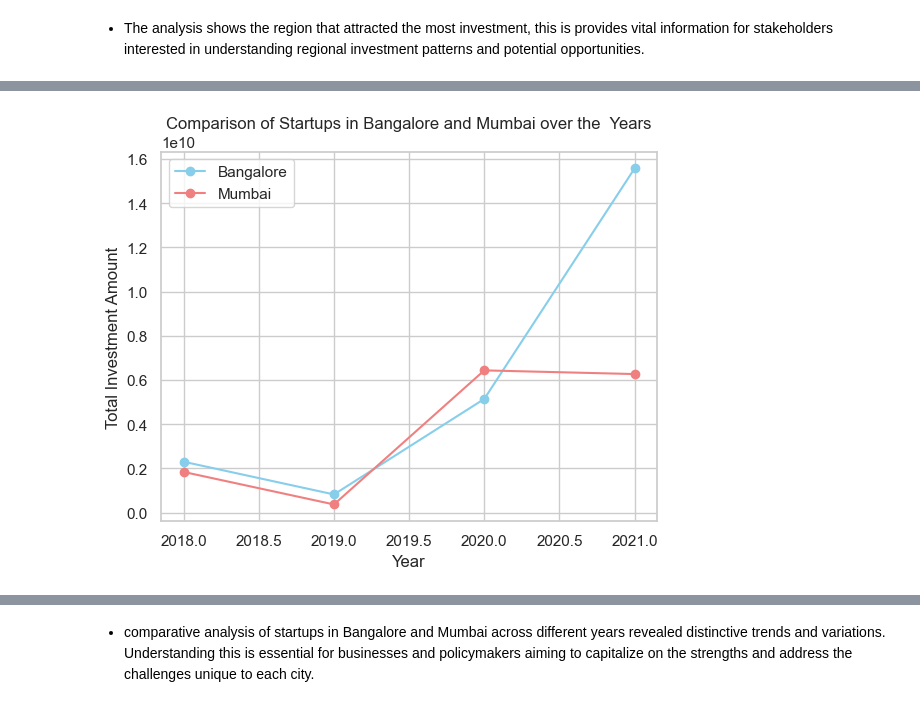
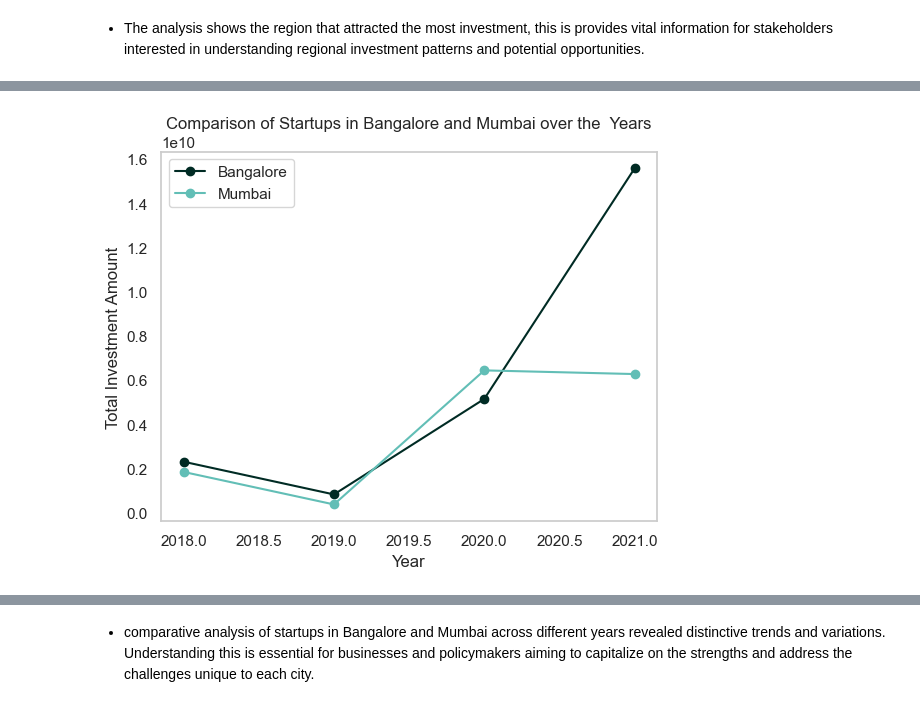
Before and after one commit to Vaniskemunto/ecosystem, a Jupyter notebook: ecosystem.ipynb, the cells around one changed output, grey strips where cells are left out. Drawn from its saved outputs; the diff is of its cells as text; code cells hidden in the pictures.

```diff
--- a/ecosystem.ipynb
+++ b/ecosystem.ipynb
@@ -2375,26 +2390,27 @@ plt.show()
 # %%
 
 
 full_data = pd.DataFrame(full_data)
 
 # Filter data for startups in Bangalore and Mumbai
 bangalore_data = full_data[full_data['HeadQuarter'] == 'Bangalore']
 mumbai_data = full_data[full_data['HeadQuarter'] == 'Mumbai']
 
 # Group by 'Year_data_collected' and calculate the total investment amount for each year in Bangalore
 total_investment_bangalore = bangalore_data.groupby('Year_data_collected')['Amount'].sum()
 
 # Group by 'Year_data_collected' and calculate the total investment amount for each year in Mumbai
 total_investment_mumbai = mumbai_data.groupby('Year_data_collected')['Amount'].sum()
 
 # Plotting a line graph to compare startups in Bangalore and Mumbai across different years
-plt.plot(total_investment_bangalore.index.astype(int), total_investment_bangalore, marker='o', label='Bangalore', color='skyblue')
-plt.plot(total_investment_mumbai.index.astype(int), total_investment_mumbai, marker='o', label='Mumbai', color='lightcoral')
+plt.plot(total_investment_bangalore.index.astype(int), total_investment_bangalore, marker='o', label='Bangalore', color="#002B24")
+plt.plot(total_investment_mumbai.index.astype(int), total_investment_mumbai, marker='o', label='Mumbai', color="#62BEB6")
 
 plt.xlabel('Year')
 plt.ylabel('Total Investment Amount')
 plt.title('Comparison of Startups in Bangalore and Mumbai over the  Years')
 plt.legend()
+plt.grid(False)
 plt.show()
 # %% [output]
-[figure, old version]
+[figure, new version]
```
Also changed, not shown: parts of 41 cells of this notebook, 4 other files.
